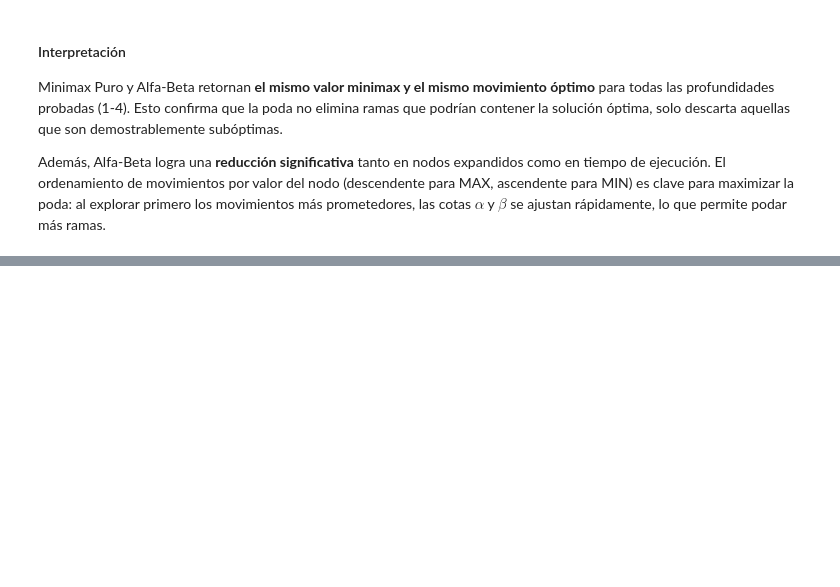
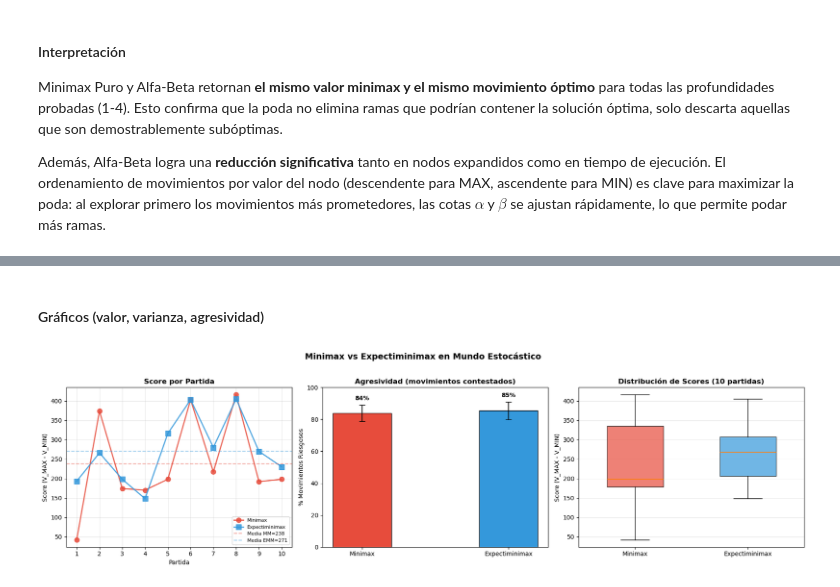
Before and after one commit to nadissa1508/CC3085-PROYECTO-2, a Jupyter notebook: Proyecto-2.ipynb, the cells around one changed output, grey strips where cells are left out. Cells and saved outputs as stored; diff of their text form; code cells hidden in the pictures; blank space fills up the shorter version.

```diff
--- a/Proyecto-2.ipynb
+++ b/Proyecto-2.ipynb
@@ -1354,0 +1787,13 @@ Además, Alfa-Beta logra una **reducción significativa** tanto en nodos expandi
+# %%
+print("=== Torneo: Expectiminimax vs Agente Aleatorio — 10 partidas ===\n")
+
+results_emm_torneo = ejecutar_torneo(agente_expectiminimax, "Expectiminimax", n_juegos=10)
+
+for i, r in enumerate(results_emm_torneo):
+    print(f"  Juego {i+1:2d}: Score = {r['score']:>+5d}  "
+          f"MAX = {r['valor_max']:>4d} MIN = {r['valor_min']:>4d}  "
+          f"Éxitos = {r['exitos_max']}/{r['intentos_max']}  "
+          f"Riesgosos = {r['pct_riesgoso']:.0%}")
+
+scores_emm = [r['score'] for r in results_emm_torneo]
+print(f"\n  Promedio: {np.mean(scores_emm):+.1f} ± {np.std(scores_emm):.1f}")
@@ -1354,0 +1868,66 @@ Además, Alfa-Beta logra una **reducción significativa** tanto en nodos expandi
+# %% [markdown]
+#### Gráficos (valor, varianza, agresividad)
+# %%
+# ── Datos ──────────────────────────────────────────────────────────────────────
+scores_mm  = [r['score'] for r in results_mm_torneo]
+scores_emm = [r['score'] for r in results_emm_torneo]
+riesg_mm   = [r['pct_riesgoso'] * 100 for r in results_mm_torneo]
+riesg_emm  = [r['pct_riesgoso'] * 100 for r in results_emm_torneo]
+tasa_mm    = [r['tasa_exito'] * 100 for r in results_mm_torneo]
+tasa_emm   = [r['tasa_exito'] * 100 for r in results_emm_torneo]
+
+fig, axes = plt.subplots(1, 3, figsize=(18, 5))
+juegos = np.arange(1, 11)
+
+# ── Gráfico 1: Score por partida ──────────────────────────────────────────────
+axes[0].plot(juegos, scores_mm, 'o-', color='#e74c3c', linewidth=2,
+             markersize=8, label='Minimax', alpha=0.85)
+axes[0].plot(juegos, scores_emm, 's-', color='#3498db', linewidth=2,
+             markersize=8, label='Expectiminimax', alpha=0.85)
+axes[0].axhline(y=np.mean(scores_mm), color='#e74c3c', linestyle='--', alpha=0.5,
+                label=f'Media MM={np.mean(scores_mm):.0f}')
+axes[0].axhline(y=np.mean(scores_emm), color='#3498db', linestyle='--', alpha=0.5,
+                label=f'Media EMM={np.mean(scores_emm):.0f}')
+axes[0].set_xlabel('Partida')
+axes[0].set_ylabel('Score (V_MAX - V_MIN)')
+axes[0].set_title('Score por Partida', fontweight='bold')
+axes[0].legend(fontsize=8)
+axes[0].set_xticks(juegos)
+axes[0].grid(True, alpha=0.3)
+
+# ── Gráfico 2: Agresividad (% movimientos riesgosos) ─────────────────────────
+x = np.arange(2)
+w = 0.4
+mean_r = [np.mean(riesg_mm), np.mean(riesg_emm)]
+std_r  = [np.std(riesg_mm), np.std(riesg_emm)]
+bars = axes[1].bar(x, mean_r, w, yerr=std_r, color=['#e74c3c', '#3498db'],
+                   edgecolor='black', capsize=5)
+axes[1].set_xticks(x)
+axes[1].set_xticklabels(['Minimax', 'Expectiminimax'])
+axes[1].set_ylabel('% Movimientos Riesgosos')
+axes[1].set_title('Agresividad (movimientos contestados)', fontweight='bold')
+axes[1].set_ylim(0, 100)
+for bar, v, s in zip(bars, mean_r, std_r):
+    y_text = min(v + s + 3, 98)
+    axes[1].text(bar.get_x() + bar.get_width()/2, y_text,
+                 f'{v:.0f}%', ha='center', fontweight='bold',
+                 bbox=dict(facecolor='white', edgecolor='none', alpha=0.8, pad=1.5))
+
+# ── Gráfico 3: Distribución de scores (boxplot) ──────────────────────────────
+bp = axes[2].boxplot([scores_mm, scores_emm],
+                     tick_labels=['Minimax', 'Expectiminimax'],
+                     patch_artist=True, widths=0.5)
+bp['boxes'][0].set_facecolor('#e74c3c')
+bp['boxes'][1].set_facecolor('#3498db')
+for box in bp['boxes']:
+    box.set_alpha(0.7)
+axes[2].set_ylabel('Score (V_MAX - V_MIN)')
+axes[2].set_title('Distribución de Scores (10 partidas)', fontweight='bold')
+axes[2].grid(True, alpha=0.3, axis='y')
+
+plt.suptitle('Minimax vs Expectiminimax en Mundo Estocástico',
+             fontsize=14, fontweight='bold', y=1.02)
+plt.tight_layout()
+plt.show()
+# %% [output]
+[figure, added]
```
Also changed, not shown: parts of 42 cells of this notebook.
